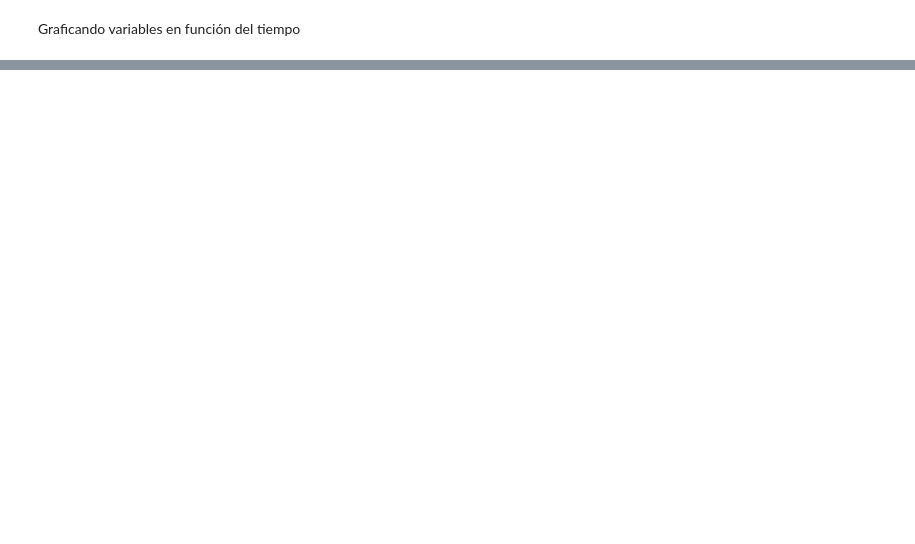
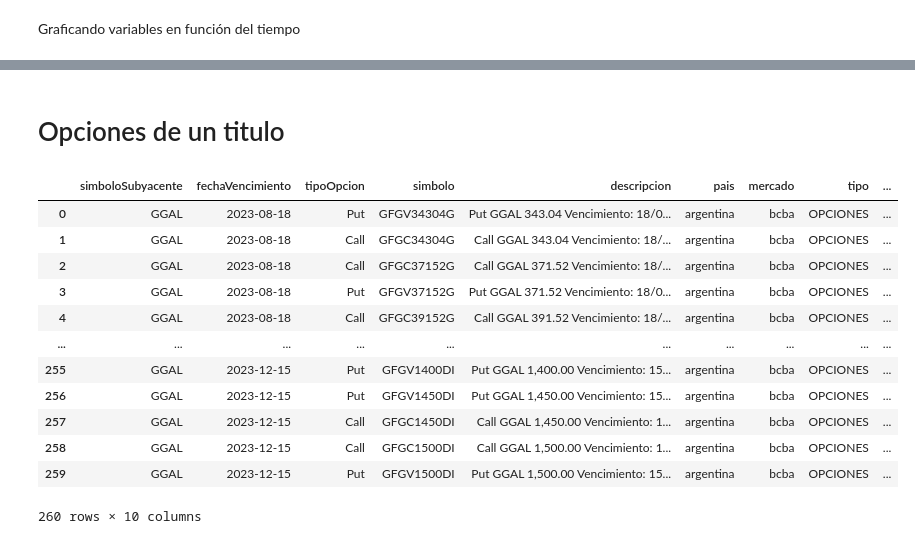
Before and after one commit to joackob/iol-notebooks, a Jupyter notebook: main.ipynb, the cells around one changed output, grey strips where cells are left out. Saved outputs shown, nothing was run; the diff lists cells and outputs as text; code cells hidden in the pictures; blank space fills up the shorter version.

Commit message:
operate with iol-client package

```diff
--- a/main.ipynb
+++ b/main.ipynb
@@ -139,0 +185,8 @@ Text(0, 0.5, 'Precio(pesos argentinos)')
+# %% [markdown]
+# Opciones de un titulo
+# %%
+opciones_titulo = await client_iol.get_titulo_opciones(
+    mercado=Mercado.BCBA, simbolo="GGAL"
+)
+# %%
+opciones_titulo = pd.DataFrame(data=opciones_titulo)
@@ -139,0 +196,17 @@ Text(0, 0.5, 'Precio(pesos argentinos)')
+# %%
+opciones_titulo = opciones_titulo.drop(columns=["cotizacion"])
+opciones_titulo
+# %% [output]
+|  | simboloSubyacente | fechaVencimiento | tipoOpcion | simbolo | descripcion | pais | mercado | tipo | ... |
+| 0 | GGAL | 2023-08-18 | Put | GFGV34304G | Put GGAL 343.04 Vencimiento: 18/0... | argentina | bcba | OPCIONES | ... |
+| 1 | GGAL | 2023-08-18 | Call | GFGC34304G | Call GGAL 343.04 Vencimiento: 18/... | argentina | bcba | OPCIONES | ... |
+| 2 | GGAL | 2023-08-18 | Call | GFGC37152G | Call GGAL 371.52 Vencimiento: 18/... | argentina | bcba | OPCIONES | ... |
+| 3 | GGAL | 2023-08-18 | Put | GFGV37152G | Put GGAL 371.52 Vencimiento: 18/0... | argentina | bcba | OPCIONES | ... |
+| 4 | GGAL | 2023-08-18 | Call | GFGC39152G | Call GGAL 391.52 Vencimiento: 18/... | argentina | bcba | OPCIONES | ... |
+| ... | ... | ... | ... | ... | ... | ... | ... | ... | ... |
+| 255 | GGAL | 2023-12-15 | Put | GFGV1400DI | Put GGAL 1,400.00 Vencimiento: 15... | argentina | bcba | OPCIONES | ... |
+| 256 | GGAL | 2023-12-15 | Put | GFGV1450DI | Put GGAL 1,450.00 Vencimiento: 15... | argentina | bcba | OPCIONES | ... |
+| 257 | GGAL | 2023-12-15 | Call | GFGC1450DI | Call GGAL 1,450.00 Vencimiento: 1... | argentina | bcba | OPCIONES | ... |
+| 258 | GGAL | 2023-12-15 | Call | GFGC1500DI | Call GGAL 1,500.00 Vencimiento: 1... | argentina | bcba | OPCIONES | ... |
+| 259 | GGAL | 2023-12-15 | Put | GFGV1500DI | Put GGAL 1,500.00 Vencimiento: 15... | argentina | bcba | OPCIONES | ... |
+260 rows × 10 columns
```
Also changed, not shown: parts of 34 cells of this notebook, 1 other file.
